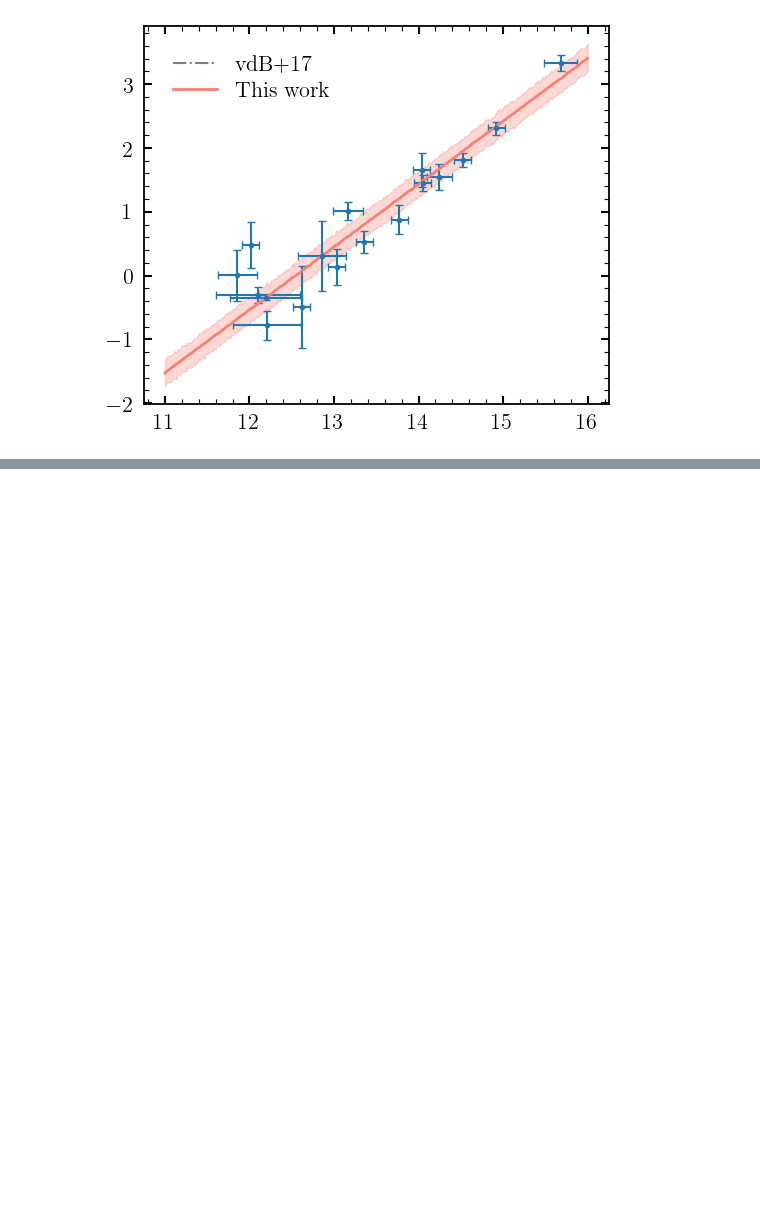
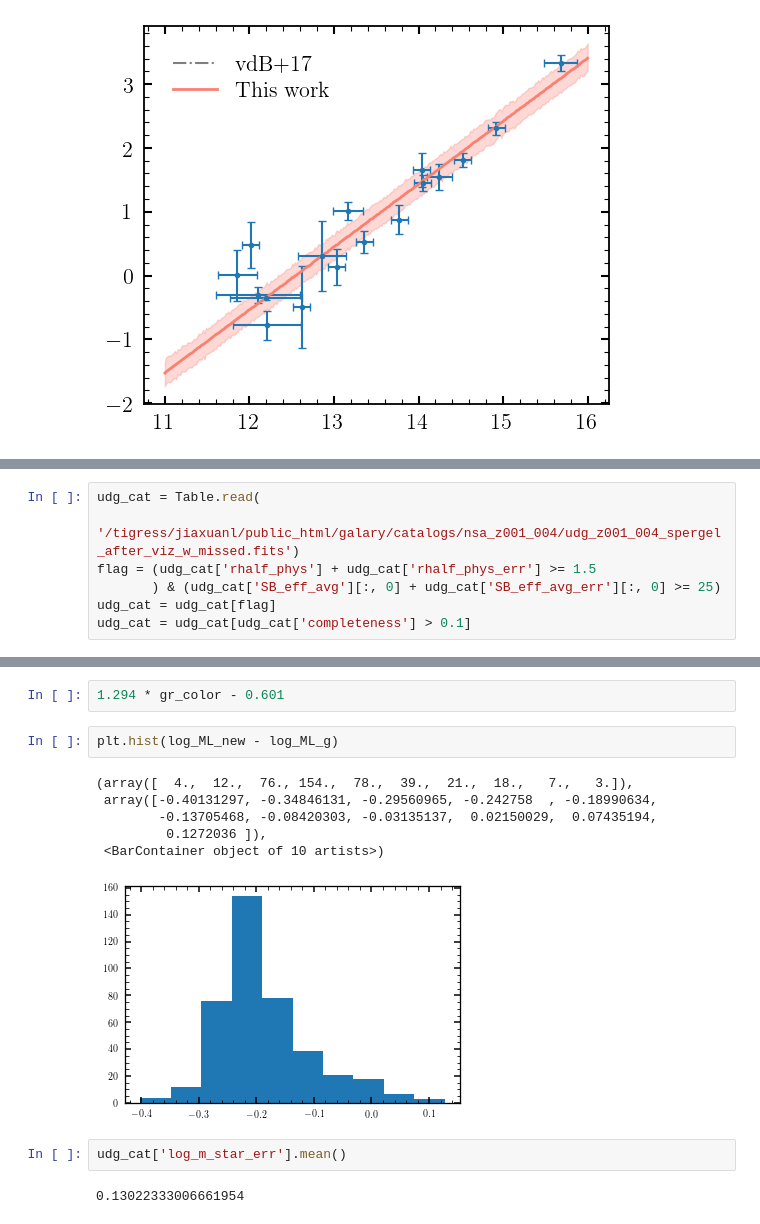
Before and after one commit to AstroJacobLi/kuaizi, a Jupyter notebook: diezi/scarlet_modeling/nsa_z002_004/UDG/UDG_number_host_mass.ipynb, the cells around one changed output, grey strips where cells are left out. Cells and saved outputs as stored; diff of their text form; blank space fills up the shorter version.

```diff
--- a/diezi/scarlet_modeling/nsa_z002_004/UDG/UDG_number_host_mass.ipynb
+++ b/diezi/scarlet_modeling/nsa_z002_004/UDG/UDG_number_host_mass.ipynb
@@ -558,0 +581,7 @@ plt.legend(handles=[line1[0]], loc='lower right')
+# %%
+udg_cat = Table.read(
+    '/tigress/jiaxuanl/public_html/galary/catalogs/nsa_z001_004/udg_z001_004_spergel_after_viz_w_missed.fits')
+flag = (udg_cat['rhalf_phys'] + udg_cat['rhalf_phys_err'] >= 1.5
+       ) & (udg_cat['SB_eff_avg'][:, 0] + udg_cat['SB_eff_avg_err'][:, 0] >= 25)
+udg_cat = udg_cat[flag]
+udg_cat = udg_cat[udg_cat['completeness'] > 0.1]
@@ -558,0 +633,15 @@ plt.legend(handles=[line1[0]], loc='lower right')
+# %%
+1.294 * gr_color - 0.601
+# %%
+plt.hist(log_ML_new - log_ML_g)
+# %% [output]
+(array([  4.,  12.,  76., 154.,  78.,  39.,  21.,  18.,   7.,   3.]),
+ array([-0.40131297, -0.34846131, -0.29560965, -0.242758  , -0.18990634,
+        -0.13705468, -0.08420303, -0.03135137,  0.02150029,  0.07435194,
+         0.1272036 ]),
+ <BarContainer object of 10 artists>)
+[figure, added]
+# %%
+udg_cat['log_m_star_err'].mean()
+# %% [output]
+0.13022333006661954
```
Also changed, not shown: parts of 36 cells of this notebook, 6 other files.
